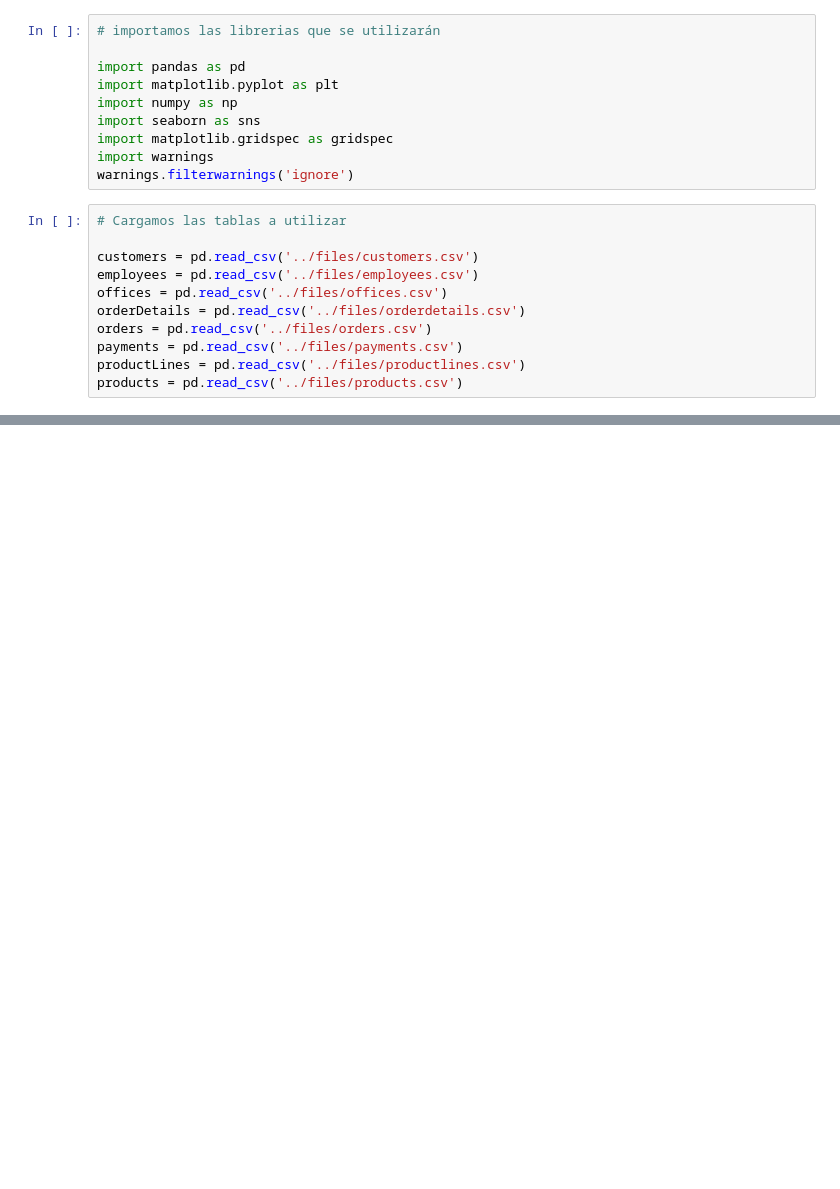
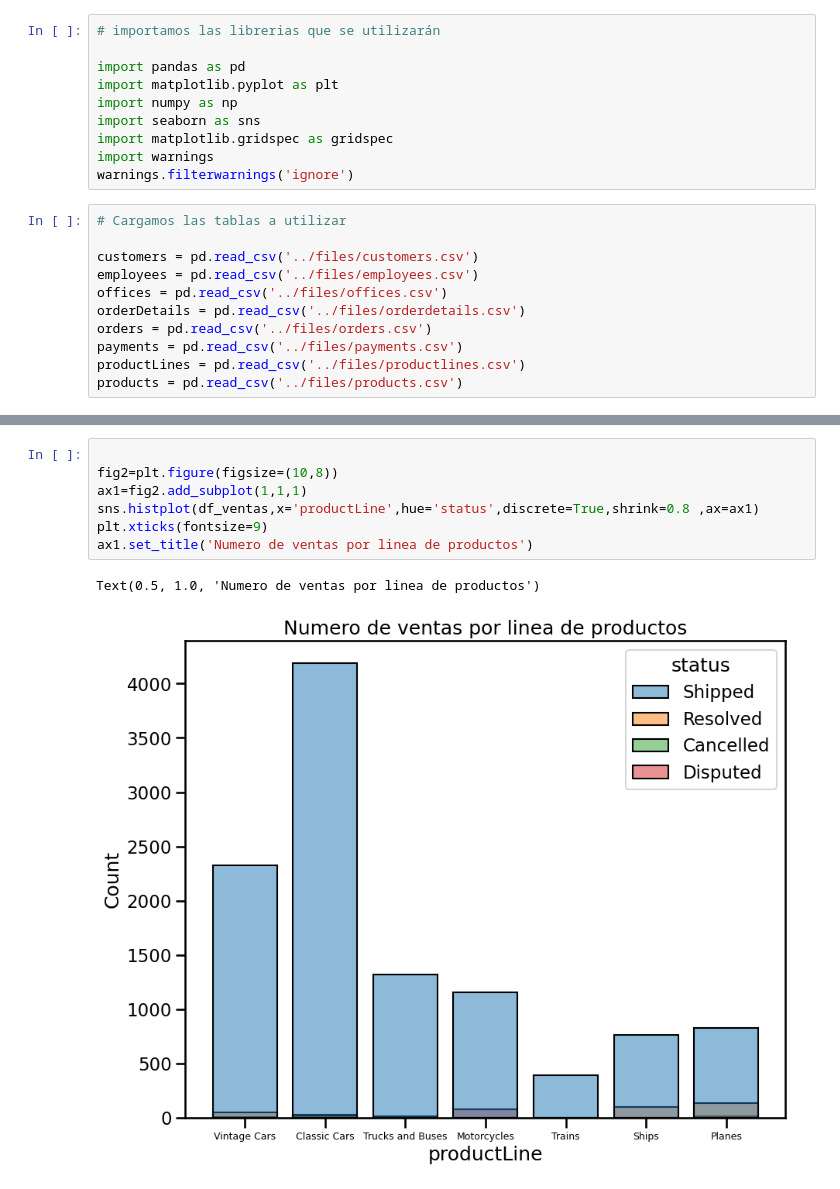
Before and after one commit to CAlejandroMartinez/DataScience, a Jupyter notebook: mergeDataFrames/reporteTienda.ipynb, the cells around one changed output, grey strips where cells are left out. Saved outputs shown, nothing was run; the diff lists cells and outputs as text; blank space fills up the shorter version.

```diff
--- a/mergeDataFrames/reporteTienda.ipynb
+++ b/mergeDataFrames/reporteTienda.ipynb
@@ -57,0 +58,10 @@ df_ventas= df_productos_vendidos.merge(df_ordenes_pagadas,how='inner',left_on='o
+# %%
+
+fig2=plt.figure(figsize=(10,8))
+ax1=fig2.add_subplot(1,1,1)
+sns.histplot(df_ventas,x='productLine',hue='status',discrete=True,shrink=0.8 ,ax=ax1)
+plt.xticks(fontsize=9)
+ax1.set_title('Numero de ventas por linea de productos')
+# %% [output]
+Text(0.5, 1.0, 'Numero de ventas por linea de productos')
+[figure, added]
```
Also changed, not shown: parts of 6 cells of this notebook, 1 other file.
